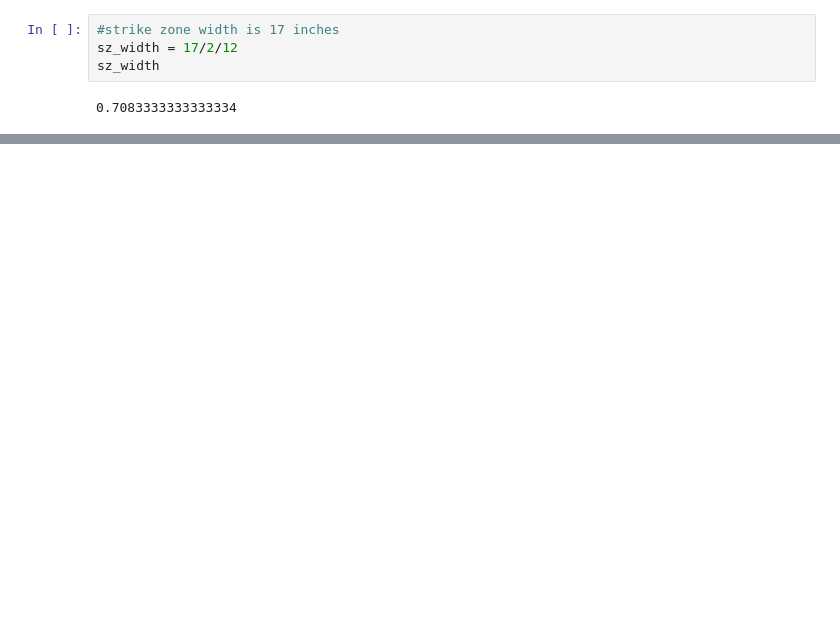
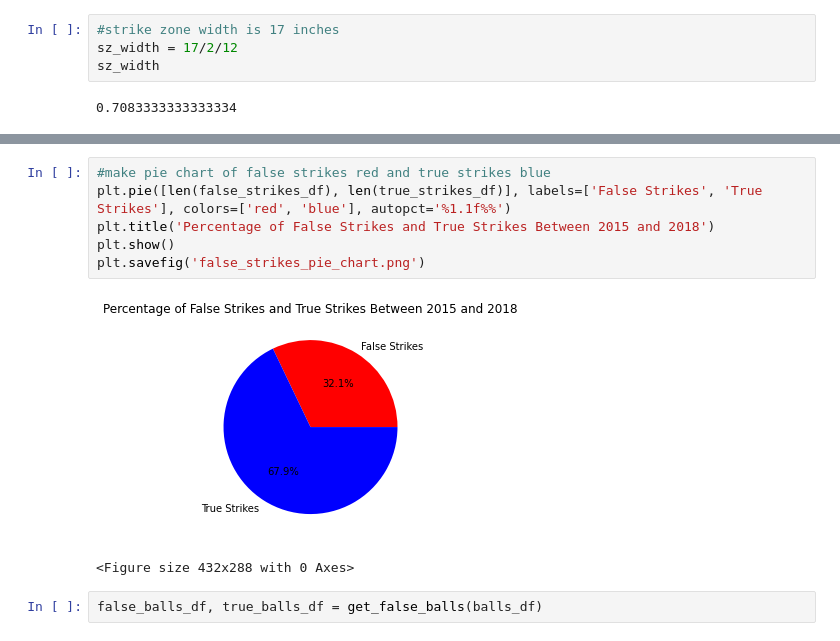
Before and after one commit to Dan-school/baseball, a Jupyter notebook: graph.ipynb, the cells around one changed output, grey strips where cells are left out. Cells and saved outputs as stored; diff of their text form; blank space fills up the shorter version.

```diff
--- a/graph.ipynb
+++ b/graph.ipynb
@@ -254,0 +226,11 @@ plt.show()
+# %%
+#make pie chart of false strikes red and true strikes blue
+plt.pie([len(false_strikes_df), len(true_strikes_df)], labels=['False Strikes', 'True Strikes'], colors=['red', 'blue'], autopct='%1.1f%%')
+plt.title('Percentage of False Strikes and True Strikes Between 2015 and 2018')
+plt.show()
+plt.savefig('false_strikes_pie_chart.png')
+# %% [output]
+[figure, added]
+<Figure size 432x288 with 0 Axes>
+# %%
+false_balls_df, true_balls_df = get_false_balls(balls_df)
```
Also changed, not shown: parts of 22 cells of this notebook.
